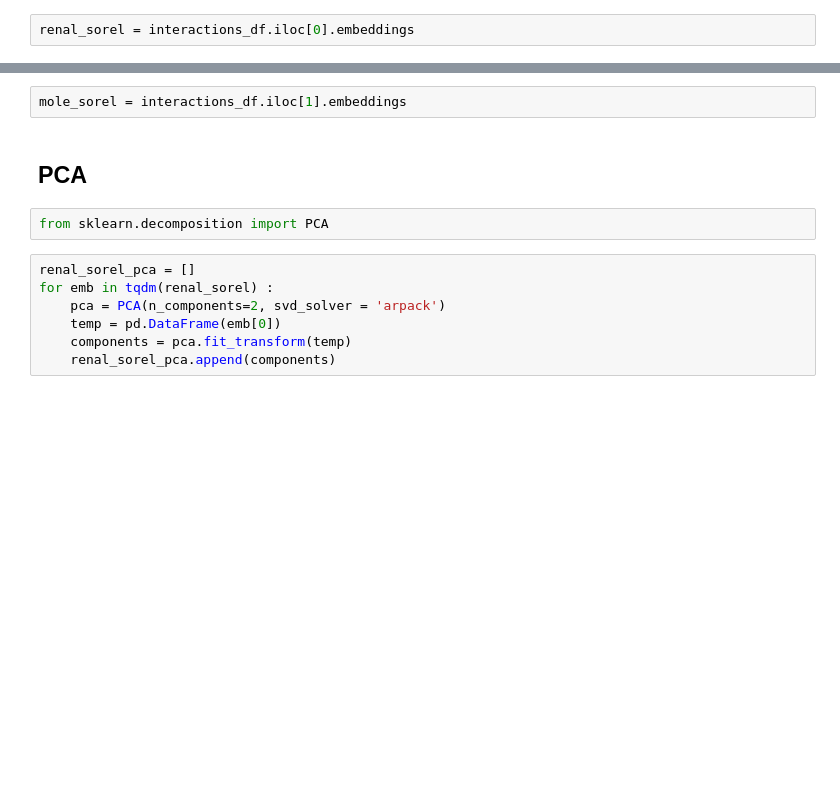
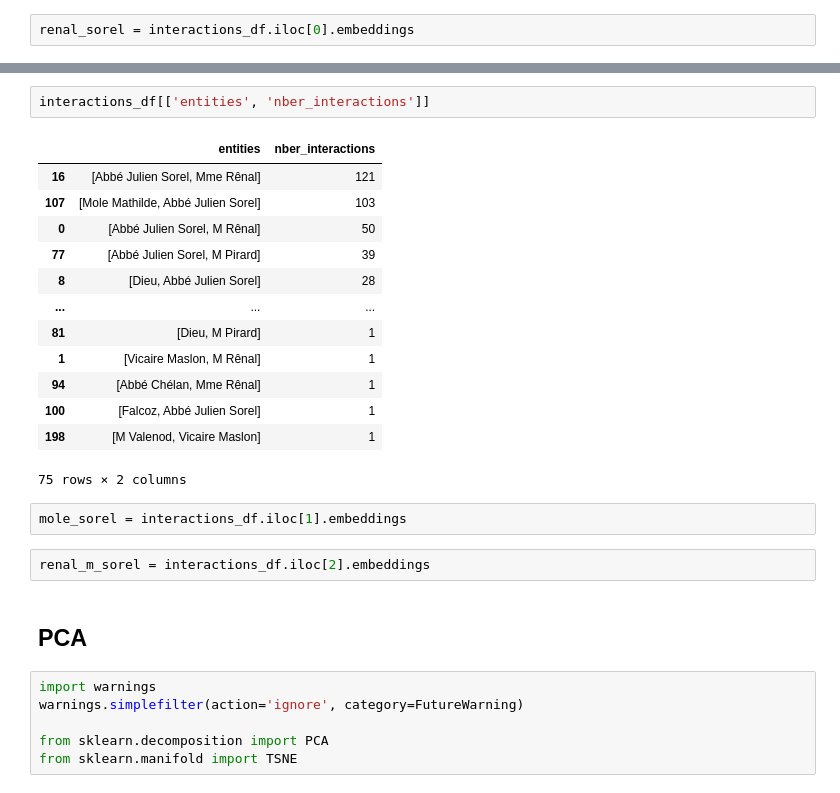
Before and after one commit to EloDoyard/sentiment-evolution-in-characters-network, a Jupyter notebook: scripts/interactions.ipynb, the cells around one changed output, grey strips where cells are left out. Drawn from its saved outputs; the diff is of its cells as text; blank space fills up the shorter version.

```diff
--- a/scripts/interactions.ipynb
+++ b/scripts/interactions.ipynb
@@ -152,14 +179,29 @@ interactions_df.entities.head()
 Name: entities, dtype: object
+# %%
+interactions_df[['entities', 'nber_interactions']]
+# %% [output]
+|  | entities | nber_interactions |
+| 16 | [Abbé Julien Sorel, Mme Rênal] | 121 |
+| 107 | [Mole Mathilde, Abbé Julien Sorel] | 103 |
+| 0 | [Abbé Julien Sorel, M Rênal] | 50 |
+| 77 | [Abbé Julien Sorel, M Pirard] | 39 |
+| 8 | [Dieu, Abbé Julien Sorel] | 28 |
+| ... | ... | ... |
+| 81 | [Dieu, M Pirard] | 1 |
+| 1 | [Vicaire Maslon, M Rênal] | 1 |
+| 94 | [Abbé Chélan, Mme Rênal] | 1 |
+| 100 | [Falcoz, Abbé Julien Sorel] | 1 |
+| 198 | [M Valenod, Vicaire Maslon] | 1 |
+75 rows × 2 columns
 # %%
 mole_sorel = interactions_df.iloc[1].embeddings
+# %%
+renal_m_sorel = interactions_df.iloc[2].embeddings
 # %% [markdown]
 ## PCA
 # %%
+import warnings
+warnings.simplefilter(action='ignore', category=FutureWarning)
+
 from sklearn.decomposition import PCA
+from sklearn.manifold import TSNE
-# %%
-renal_sorel_pca = []
-for emb in tqdm(renal_sorel) :
-    pca = PCA(n_components=2, svd_solver = 'arpack')
-    temp = pd.DataFrame(emb[0])
-    components = pca.fit_transform(temp)
-    renal_sorel_pca.append(components)
```
Also changed, not shown: parts of 28 cells of this notebook, 3 other files.
